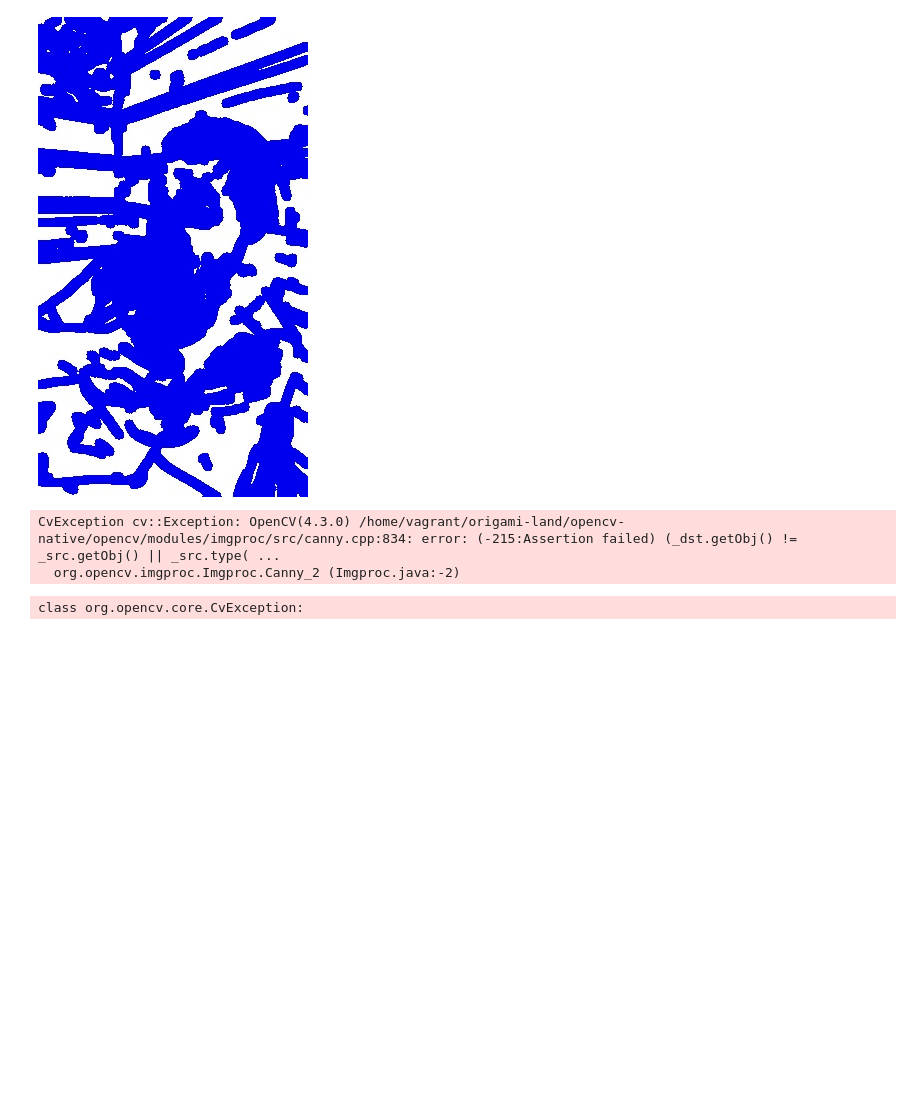
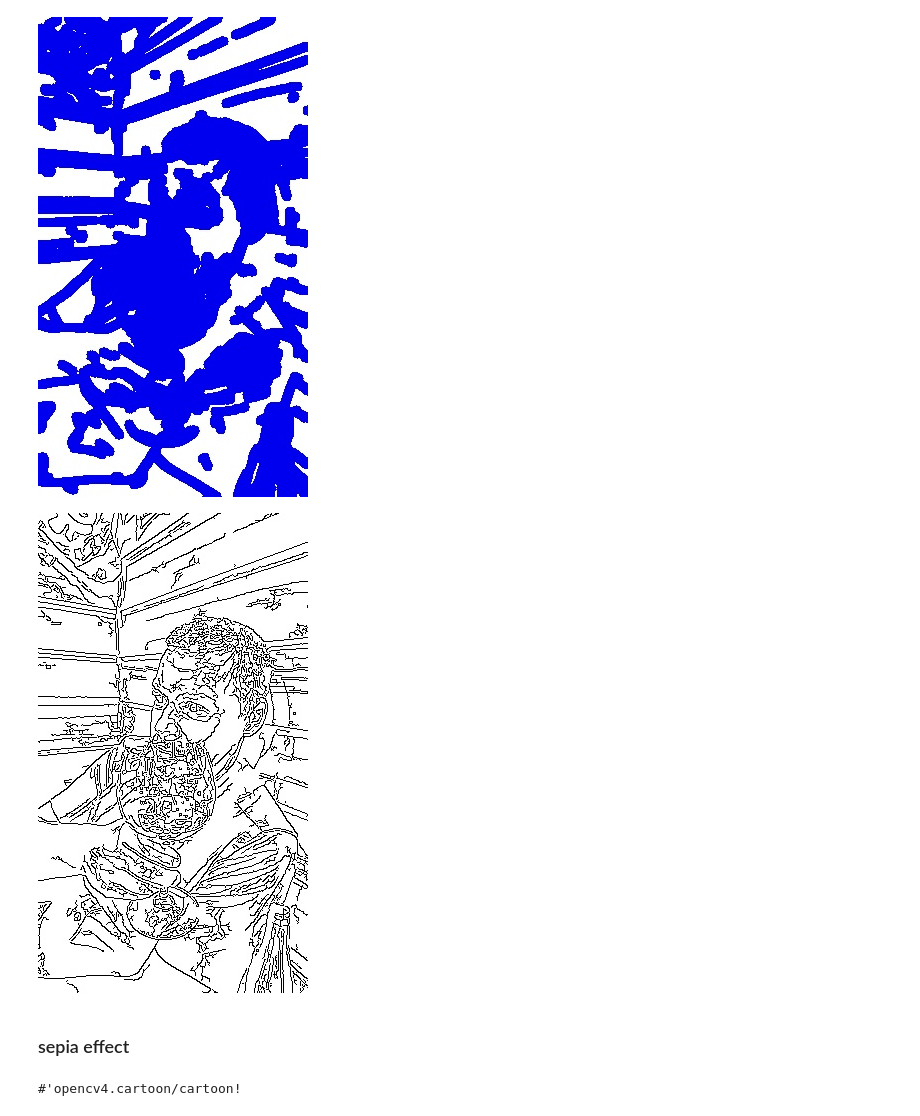
Before and after one commit to hellonico/origami-fun, a Jupyter notebook: jupyter/cartoon.ipynb, the cells around one changed output. Cells and saved outputs as stored; diff of their text form; code cells hidden in the pictures; blank space fills up the shorter version.

```diff
--- a/jupyter/cartoon.ipynb
+++ b/jupyter/cartoon.ipynb
@@ -63,13 +63,37 @@ clone
 # %%
 (->
 source
 clone
+(cvt-color! COLOR_BGR2GRAY)
 ;(gaussian-blur! (new-size 3 3) 1 1)
 ;(median-blur! 3)
 (canny! 10.0 90.0 3 false)
 (bitwise-not!)
 (u/>>>))
 # %% [output]
-CvException cv::Exception: OpenCV(4.3.0) /home/vagrant/origami-land/opencv-native/opencv/modules/imgproc/src/canny.cpp:834: error: (-215:Assertion failed) (_dst.getObj() != _src.getObj() || _src.type( ...
-  org.opencv.imgproc.Imgproc.Canny_2 (Imgproc.java:-2)
-class org.opencv.core.CvException:
+[figure, added]
+# %% [markdown]
+### sepia effect
+# %%
+(defn update-channel! [ mat fnc chan]
+  (let [ channels (new-arraylist)]
+    (split mat channels)
+    (let [
+      old-ch (nth channels chan)
+      new-ch
+    (u/bytes-to-mat!
+      (new-mat (.height mat) (.width mat) (.type old-ch) )
+       (byte-array (map fnc (u/mat-to-bytes old-ch) )))]
+     (.set channels chan new-ch)
+     (merge channels mat)
+     mat)))
+
+(defn cartoon! [mat thresh-1 thresh-2 inverse?]
+  (-> mat
+   (median-blur! 1)
+   (cvt-color! COLOR_BGR2GRAY)
+   (update-channel! (fn[x] (cond (< x thresh-1) 0 (< x thresh-2) 100 :else 255)) 0)
+   ((fn[x] (if inverse? (bitwise-not! x) x)))
+   (cvt-color! COLOR_GRAY2BGR)))
+# %% [output]
+#'opencv4.cartoon/cartoon!
```
Also changed, not shown: parts of 12 cells of this notebook, 17 other files.
